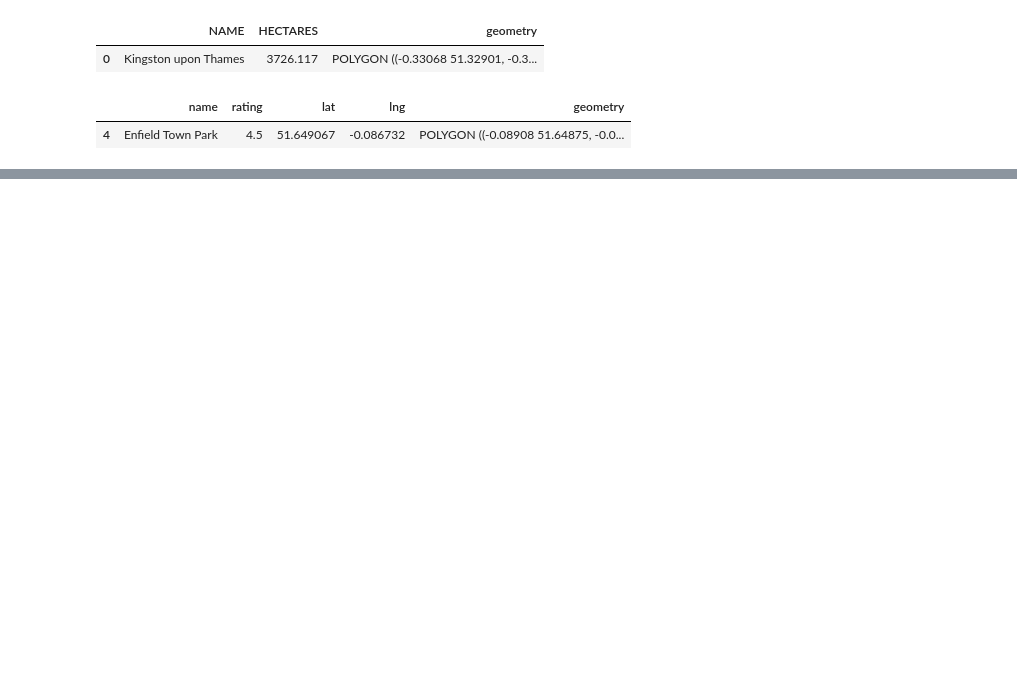
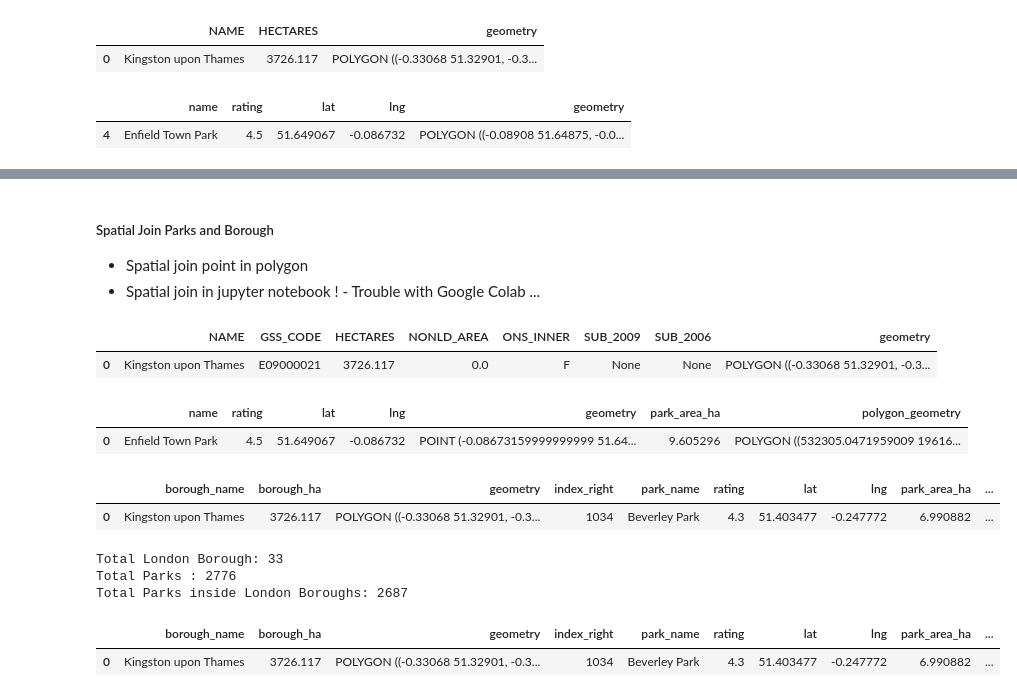
Before and after one commit to cultureincities/nature, a Jupyter notebook: colab/GitHub_Nature.ipynb, the cells around one changed output, grey strips where cells are left out. Saved outputs shown, nothing was run; the diff lists cells and outputs as text; code cells hidden in the pictures; blank space fills up the shorter version.

```diff
--- a/colab/GitHub_Nature.ipynb
+++ b/colab/GitHub_Nature.ipynb
@@ -657,0 +567,48 @@ Datum: World Geodetic System 1984
+# %% [markdown]
+##### Spatial Join Parks and Borough
+- Spatial join point in polygon
+- Spatial join in jupyter notebook ! - Trouble with Google Colab ...
+# %%
+## Open the London Borough Data
+lnd_boroughdata_path = '../data/london_boundaries/ESRI/London_Borough_Excluding_MHW.shp'
+gdf_london = gpd.read_file(lnd_boroughdata_path)
+gdf_london = gdf_london.to_crs(epsg=4326)
+gdf_london.head(1)
+# %% [output]
+|  | NAME | GSS_CODE | HECTARES | NONLD_AREA | ONS_INNER | SUB_2009 | SUB_2006 | geometry |
+| 0 | Kingston upon Thames | E09000021 | 3726.117 | 0.0 | F | None | None | POLYGON ((-0.33068 51.32901, -0.3... |
+# %%
+## Open the London Park Clean Data
+data_parks_path = '../data/data_park.csv'
+# read the file
+park_pd = pd.read_csv(data_parks_path)
+park_pd = park_pd.drop(columns={'Unnamed: 0'})
+park_pd.head(1)
+# %% [output]
+|  | name | rating | lat | lng | geometry | park_area_ha | polygon_geometry |
+| 0 | Enfield Town Park | 4.5 | 51.649067 | -0.086732 | POINT (-0.08673159999999999 51.64... | 9.605296 | POLYGON ((532305.0471959009 19616... |
+# %%
+# Transform the pandas df file into a geopandas df (Geometry from point polygon!)
+datapark = gpd.GeoDataFrame(park_pd, geometry=gpd.points_from_xy(park_pd.lng, park_pd.lat))
+# %%
+# Spatial Joins - Points in Polygon!
+parks_boroughs = gpd.sjoin(gdf_londonclean, datapark, how='inner', op='contains')
+# %%
+parks_boroughs.head(1)
+# %% [output]
+|  | borough_name | borough_ha | geometry | index_right | park_name | rating | lat | lng | park_area_ha | ... |
+| 0 | Kingston upon Thames | 3726.117 | POLYGON ((-0.33068 51.32901, -0.3... | 1034 | Beverley Park | 4.3 | 51.403477 | -0.247772 | 6.990882 | ... |
+# %%
+print('Total London Borough: ' + str(len(gdf_londonclean)))
+print('Total Parks : ' + str(len(datapark)))
+print('Total Parks inside London Boroughs: ' + str(len(parks_boroughs)))
+# %% [output]
+Total London Borough: 33
+Total Parks : 2776
+Total Parks inside London Boroughs: 2687
+# %%
+parks_boroughs = parks_boroughs.rename(columns={'NAME':'borough_name','name':'park_name','HECTARES':'borough_ha'})
+parks_boroughs.head(1)
+# %% [output]
+|  | borough_name | borough_ha | geometry | index_right | park_name | rating | lat | lng | park_area_ha | ... |
+| 0 | Kingston upon Thames | 3726.117 | POLYGON ((-0.33068 51.32901, -0.3... | 1034 | Beverley Park | 4.3 | 51.403477 | -0.247772 | 6.990882 | ... |
```
Also changed, not shown: parts of 24 cells of this notebook, 1 other file.
